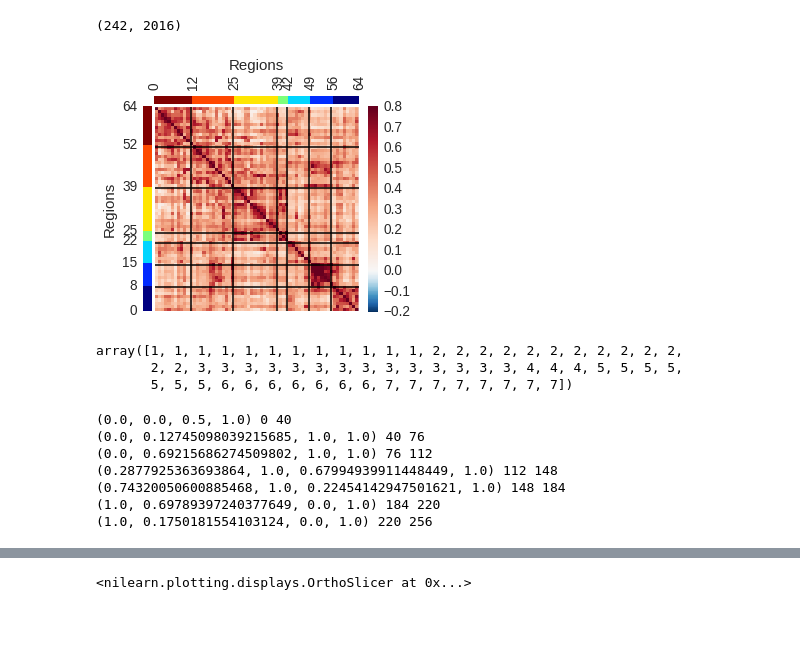
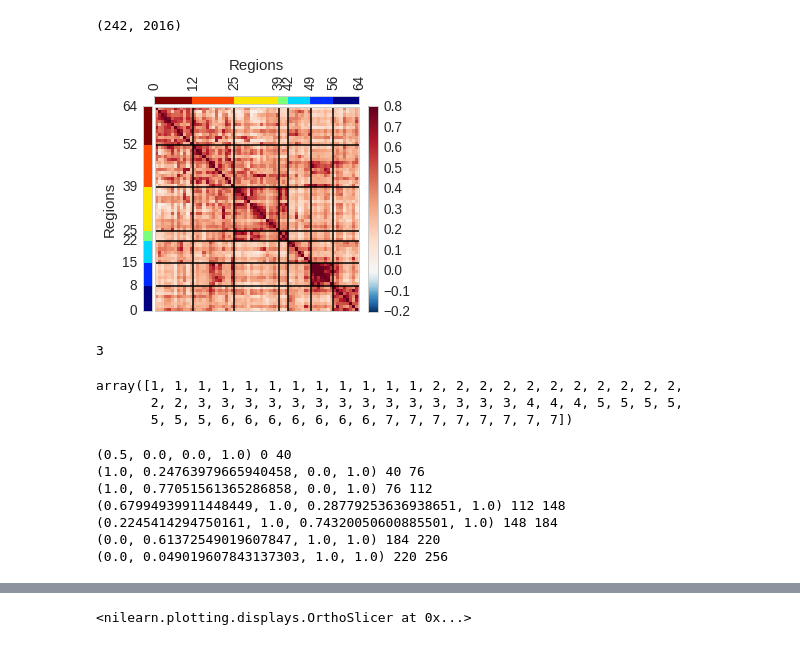
Before and after one commit to SIMEXP/schizo_multisite, a Jupyter notebook: figures/connectomes.ipynb, the cells around one changed output, grey strips where cells are left out. Cells and saved outputs as stored; diff of their text form; code cells hidden in the pictures.

Commit message:
change the figures

```diff
--- a/figures/connectomes.ipynb
+++ b/figures/connectomes.ipynb
@@ -311,9 +311,10 @@ def show_cluster(ind_sub,lw=1.5,color='w'):
     # Use matplotlib directly to emphasize known networks
     networks = np.sort(ind_sub)
     for i, network in enumerate(networks):
+        #print i, network
         if i and network != networks[i-1]:
-            ax.axhline(i, c=color, lw=lw)
-            ax.axvline(i-1, c=color, lw=lw)
+            ax.axhline(i-0.5, c=color, lw=lw)
+            ax.axvline(i-0.5, c=color, lw=lw)
 
 show_cluster(ind_sub,color='k')
 
@@ -331,35 +332,39 @@ norm = mpl.colors.BoundaryNorm(bounds,cmap.N)
 
 #mpl.colorbar.ColorbarBase(ax_bar, cmap=cmap, norm=norm, spacing=np.sort(ind_sub), ticks=bounds ,boundaries=bounds,orientation='vertical')
 cmm = mpl.colorbar.ColorbarBase(ax_bar, cmap=cmap, norm=norm, spacing=bounds ,orientation='vertical')
 #ax_bar.get_yaxis().set_ticks([])
 #ax_bar.grid(False)
 ax_bar.set_ylabel('Regions')
 ax_bar.yaxis.tick_left()
 ax_bar.yaxis.set_label_position('left')
 
 
 cmap = plt.cm.jet_r
 bounds=[0]
 for i in range(1,8,1):
         bounds.append(bounds[-1] + np.sum(ind_sub==i))
 
 norm = mpl.colors.BoundaryNorm(bounds,cmap.N)
 
 cmm = mpl.colorbar.ColorbarBase(ax_bar_top, cmap=cmap, norm=norm, spacing=bounds ,orientation='horizontal')
 #ax_bar_top.get_xaxis().set_ticks([])
 #ax_bar_top.grid(False)
 ax_bar_top.set_xlabel('Regions')
 ax_bar_top.xaxis.tick_top()
 ax_bar_top.xaxis.set_label_position('top')
 ll = ax_bar_top.get_xticklabels()
 for label in ll:
     label.set_rotation(90)
 
 main_path = '/home/cdansereau/git/schizo_multisite/'
 plt.savefig(main_path + 'figures/matrix_7net_multisite.pdf')
-plt.savefig(main_path + 'figures/matrix_7net_multisite.png')
+plt.savefig(main_path + 'figures/matrix_7net_multisite.png', dpi = 300, bbox_inches='tight')
 # %% [output]
-[figure, old version]
+[figure, new version]
+# %%
+(ind_sub==4).sum()
+# %% [output]
+3
 # %%
 idx_cmap = np.linspace(0, 256, 64).astype(int)
 cmaplist = [plt.cm.jet(idx_cmap[np.where(ind_sub==i)[0][0]]) for i in np.arange(1,8)]
@@ -371,7 +376,7 @@ array([1, 1, 1, 1, 1, 1, 1, 1, 1, 1, 1, 1, 2, 2, 2, 2, 2, 2, 2, 2, 2, 2, 2,
        5, 5, 5, 6, 6, 6, 6, 6, 6, 6, 7, 7, 7, 7, 7, 7, 7, 7])
 # %%
 # define the colormap
-cmap = plt.cm.jet
+cmap = plt.cm.jet_r
 # extract all colors from the .jet map
 cmaplist = [cmap(i) for i in range(256)]
 
@@ -404,13 +409,13 @@ for i in range(1,len(bounds)):
 cmaplist[0] = (.5,.5,.5,1.0)
 cmap = cmap.from_list('Custom cmap', cmaplist, cmap.N)
 # %% [output]
-(0.0, 0.0, 0.5, 1.0) 0 40
-(0.0, 0.12745098039215685, 1.0, 1.0) 40 76
-(0.0, 0.69215686274509802, 1.0, 1.0) 76 112
-(0.2877925363693864, 1.0, 0.67994939911448449, 1.0) 112 148
-(0.74320050600885468, 1.0, 0.22454142947501621, 1.0) 148 184
-(1.0, 0.69789397240377649, 0.0, 1.0) 184 220
-(1.0, 0.1750181554103124, 0.0, 1.0) 220 256
+(0.5, 0.0, 0.0, 1.0) 0 40
+(1.0, 0.24763979665940458, 0.0, 1.0) 40 76
+(1.0, 0.77051561365286858, 0.0, 1.0) 76 112
+(0.67994939911448449, 1.0, 0.28779253636938651, 1.0) 112 148
+(0.2245414294750161, 1.0, 0.74320050600885501, 1.0) 148 184
+(0.0, 0.61372549019607847, 1.0, 1.0) 184 220
+(0.0, 0.049019607843137303, 1.0, 1.0) 220 256
 # %%
 nn_map = ts.vec2vol(ind_sub,im_ref.get_data())
 im_over = nib.Nifti1Image(nn_map, im_ref.get_affine())
```
Also changed, not shown: parts of 10 cells of this notebook, 37 other files.
